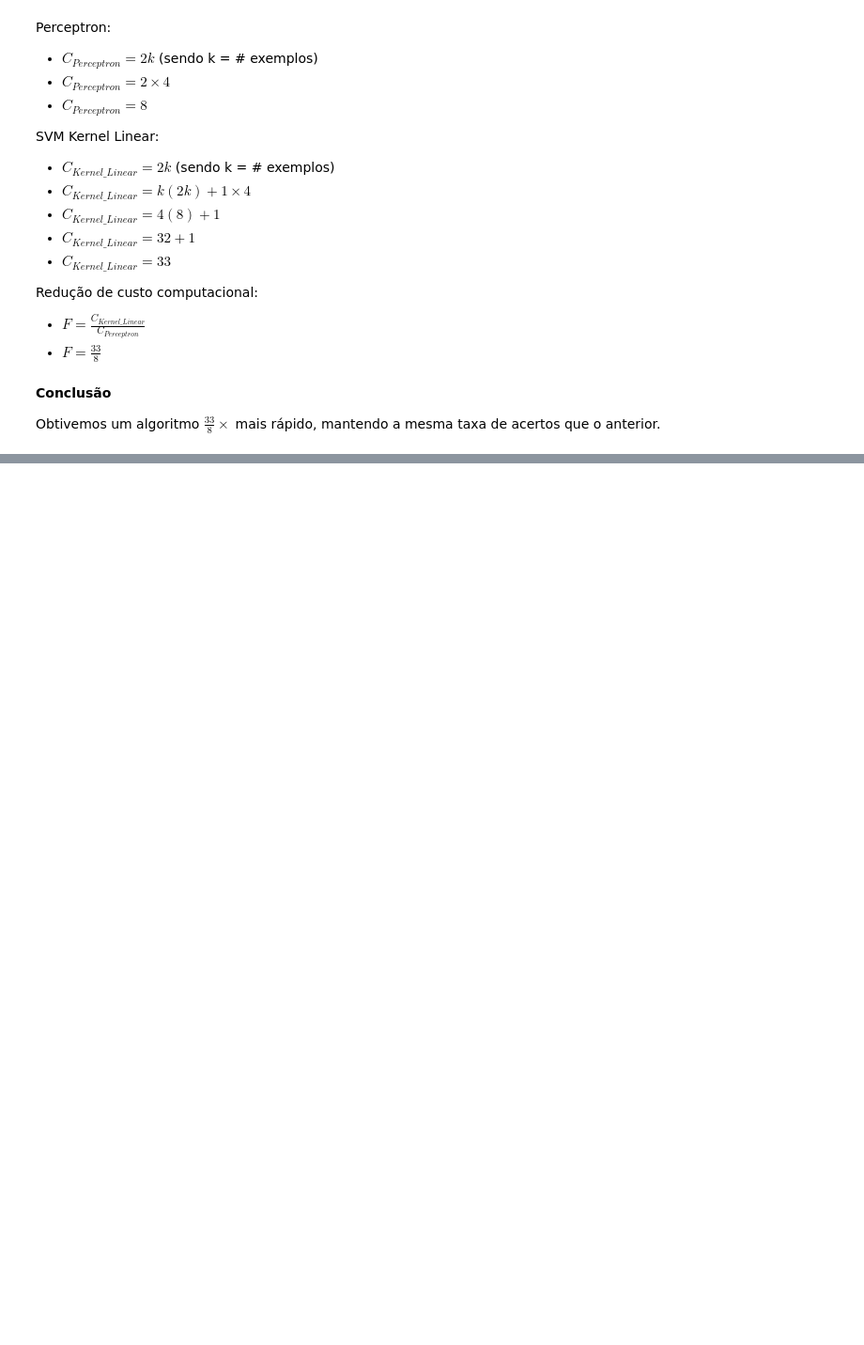
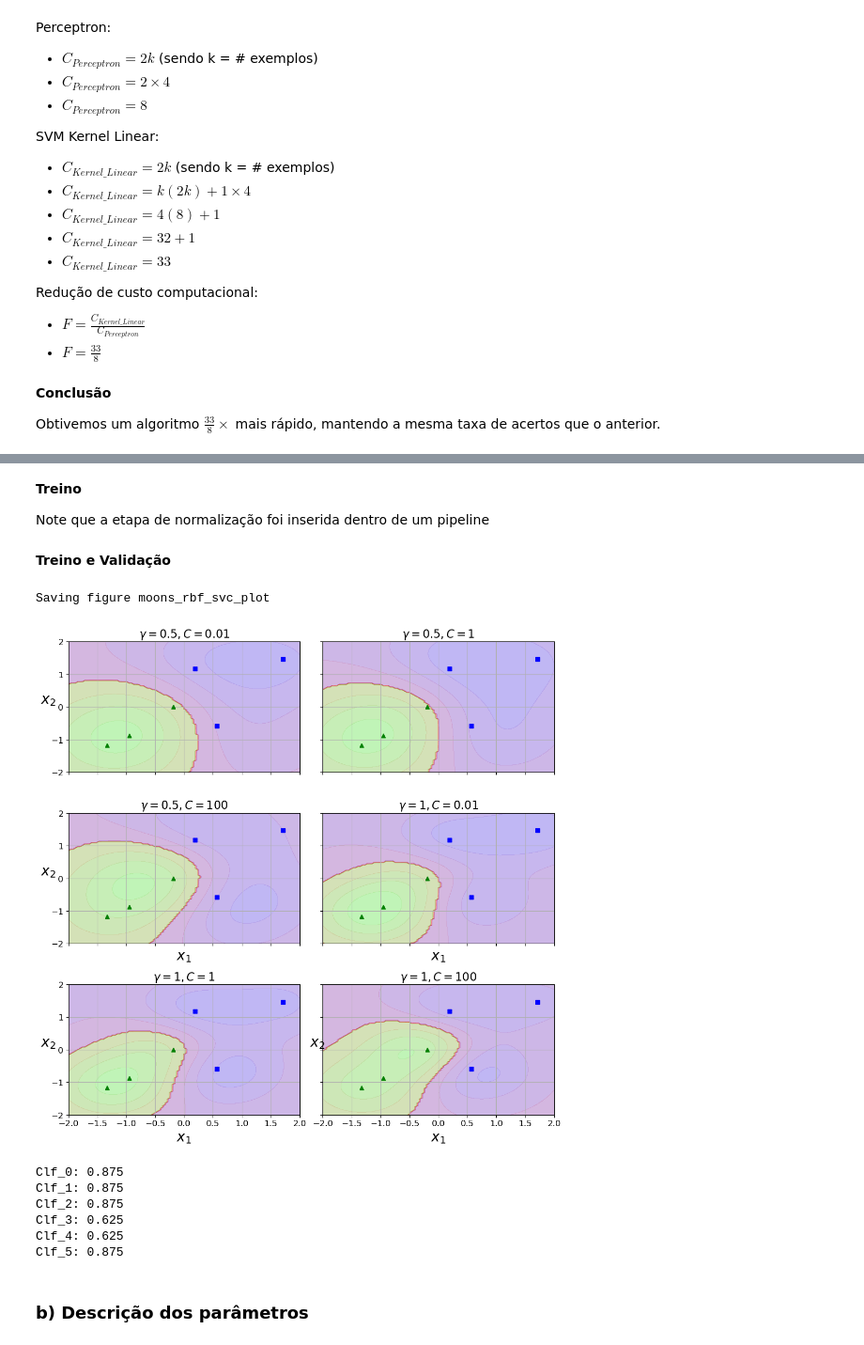
Before and after one commit to pedro-rendeiro/SeekLearning-HW-SVM, a Jupyter notebook: SeekLearning_SVM.ipynb, the cells around one changed output, grey strips where cells are left out. Shown: that part at 94% size. Drawn from its saved outputs; the diff is of its cells as text; code cells hidden in the pictures; blank space fills up the shorter version.

```diff
--- a/SeekLearning_SVM.ipynb
+++ b/SeekLearning_SVM.ipynb
@@ -207,7 +207,7 @@ def calculate_intercept(perceptron_weights,support_vectors,support_vector_indice
                 max_negative = this_inner_product
     return -(max_negative+min_positive)/2.0
 
-def predict(data, weights, bias):
+def predict_perceptron(data, weights, bias):
     if len(data) != len(weights):
         raise Exception('len(data) != len(weights)')
     activation = bias
@@ -248,7 +248,7 @@ array([[ 0.95058638,  0.        ],
 # %%
 predict_array = []
 for i in range(X_test_scaled.shape[0]):
-    predict_array.append(predict(X_test_scaled[i,:], perceptron_weights, svm.intercept_[0]))
+    predict_array.append(predict_perceptron(X_test_scaled[i,:], perceptron_weights, svm.intercept_[0]))
 # predict_array.append(predict(X_test_scaled[0], perceptron_weights, svm.intercept_))
 
 print("Result:", predict_array)
@@ -268,0 +269,7 @@ print("Result:", predict_array)
+# %%
+predict_array = []
+for i in range(X_test_scaled.shape[0]):
+    predict_array.append(predict(X_test_scaled[i,:], perceptron_weights, bias))
+# predict_array.append(predict(X_test_scaled[0], perceptron_weights, svm.intercept_))
+
+print("Result:", predict_array)
@@ -298,0 +356,9 @@ Obtivemos um algoritmo $\frac{33}{8}\times$ mais rápido, mantendo a mesma taxa
+# %%
+from sklearn.preprocessing import StandardScaler
+
+scaler = StandardScaler().fit(X)
+X_scaled = scaler.transform(X)
+print('Conjunto de treino normalizado')
+print(X_scaled)
+print(X_scaled.mean(axis=0), '-> Média ~ 0')
+print(X_scaled.std(axis=0), '-> Desvio padrão = 1')
@@ -298,0 +375,4 @@ Obtivemos um algoritmo $\frac{33}{8}\times$ mais rápido, mantendo a mesma taxa
+# %% [markdown]
+**Treino**
+
+Note que a etapa de normalização foi inserida dentro de um pipeline
@@ -298,0 +401,2 @@ Obtivemos um algoritmo $\frac{33}{8}\times$ mais rápido, mantendo a mesma taxa
+# %% [markdown]
+**Treino e Validação**
@@ -298,0 +448,51 @@ Obtivemos um algoritmo $\frac{33}{8}\times$ mais rápido, mantendo a mesma taxa
+# %%
+gamma1, gamma2 = 0.5, 1
+C1, C2, C3 = 0.01, 1, 100
+hyperparams = (gamma1, C1), (gamma1, C2), (gamma1, C3), (gamma2, C1), (gamma2, C2), (gamma2, C3)
+
+svm_clfs = []
+for gamma, C in hyperparams:
+    rbf_kernel_svm_clf =SVC(kernel="rbf", gamma=gamma, C=C)
+    rbf_kernel_svm_clf.fit(X_scaled, y)
+    svm_clfs.append(rbf_kernel_svm_clf)
+
+fig, axes = plt.subplots(nrows=3, ncols=2, figsize=(10.5, 10.5), sharex=True, sharey=True)
+
+for i, svm_clf in enumerate(svm_clfs):
+    plt.sca(axes[i // 2, i % 2])
+    plot_predictions(svm_clf, [-2, 2, -2, 2])
+    plot_dataset(X_scaled, y, [-2, 2, -2, 2])
+    gamma, C = hyperparams[i]
+    plt.title(r"$\gamma = {}, C = {}$".format(gamma, C), fontsize=16)
+    if i in (0, 1):
+        plt.xlabel("")
+    if i in (1, 3):
+        plt.ylabel("")
+
+save_fig("moons_rbf_svc_plot")
+plt.show()
+# %% [output]
+Saving figure moons_rbf_svc_plot
+[figure, added]
+# %%
+def load_val_dataset():
+    #from numpy import genfromtxt
+    my_data = np.genfromtxt(path.join('datasets','dataset_validation.txt'), delimiter=',')
+    X = my_data[:,:2] # fish length and weight
+    y = np.ravel(my_data[:,2:],order='C') #convert column vector into 1D array
+    feature_names = ('Length', 'Weight') #x and y
+    return X,y,feature_names
+
+X_val, y_val, feature_names = load_val_dataset()
+X_val_scaled = scaler.transform(X_val)
+for i, svm_clf in enumerate(svm_clfs):
+    print(f'Clf_{i}:',svm_clf.score(X_val_scaled,y_val))
+# %% [output]
+Clf_0: 0.875
+Clf_1: 0.875
+Clf_2: 0.875
+Clf_3: 0.625
+Clf_4: 0.625
+Clf_5: 0.875
+# %% [markdown]
+### b) Descrição dos parâmetros
```
Also changed, not shown: parts of 23 cells of this notebook.
